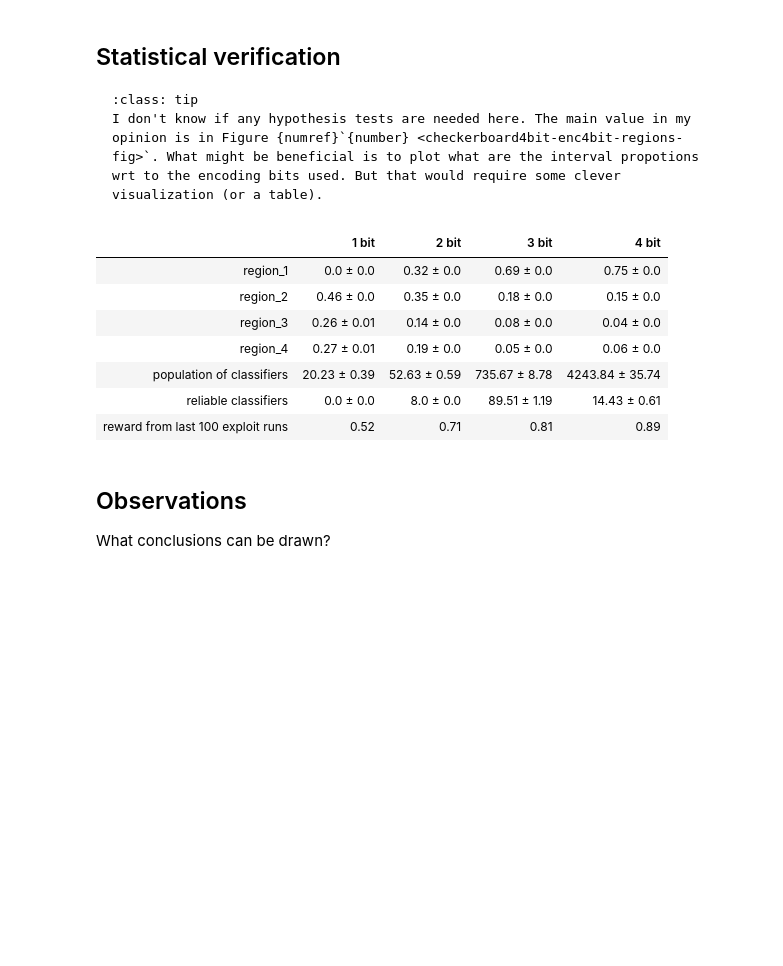
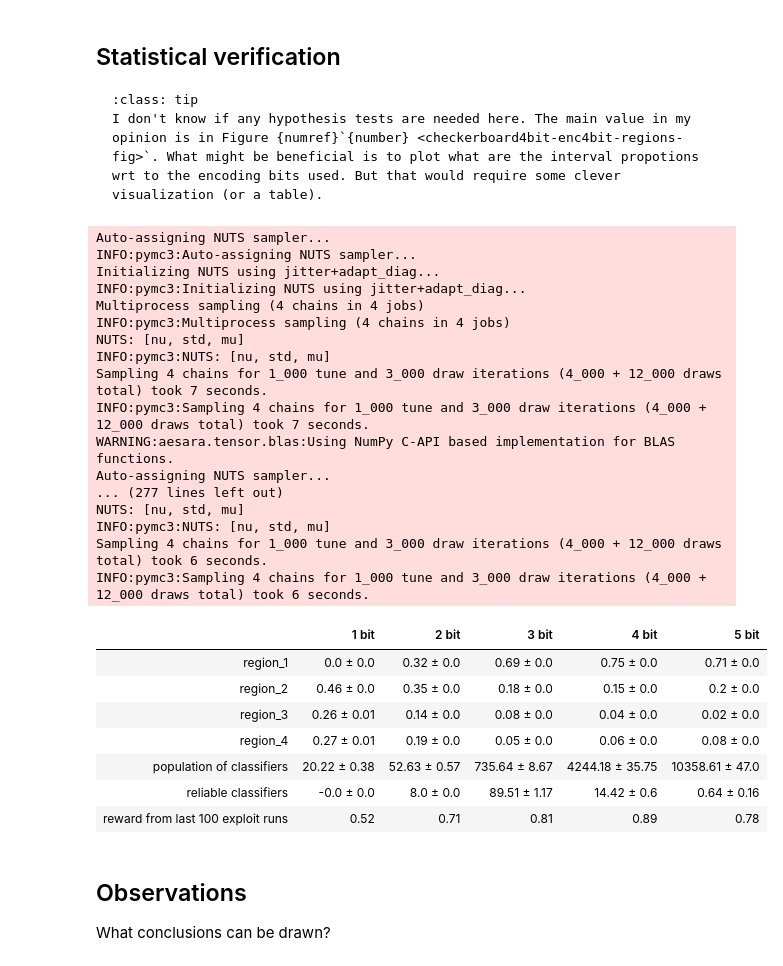
Before and after one commit to khozzy/phd, a Jupyter notebook: book/chapters/3_internalizing/32_experiment_2.ipynb, the cells around one changed output. Cells and saved outputs as stored; diff of their text form; code cells hidden in the pictures; blank space fills up the shorter version.

Commit message:
checkerboard 5 bit

```diff
--- a/book/chapters/3_internalizing/32_experiment_2.ipynb
+++ b/book/chapters/3_internalizing/32_experiment_2.ipynb
@@ -244,10 +244,15 @@ def run_checkerboard_3bit_encoding():
 def run_checkerboard_4bit_encoding():
     return single_experiment(checkboard_env_provider, encoder_bits=4, trials=TRIALS)
 
+@get_from_cache_or_run(cache_path=f'{cache_dir}/checkerboard_3x3/encoding_5bit.dill')
+@repeat(num_times=NUM_EXPERIMENTS, use_ray=USE_RAY)
+def run_checkerboard_5bit_encoding():
+    return single_experiment(checkboard_env_provider, encoder_bits=5, trials=TRIALS)
 
 # run computations
 checkerboard_encoding_1bit_runs = run_checkerboard_1bit_encoding()
 checkerboard_encoding_2bit_runs = run_checkerboard_2bit_encoding()
 checkerboard_encoding_3bit_runs = run_checkerboard_3bit_encoding()
 checkerboard_encoding_4bit_runs = run_checkerboard_4bit_encoding()
+checkerboard_encoding_5bit_runs = run_checkerboard_5bit_encoding()
 # %% [output]
@@ -329,42 +334,60 @@ def build_population_models(dfs: List[pd.DataFrame]):
 def build_reliable_models(dfs: List[pd.DataFrame]):
     return build_models(dfs, 'reliable')
 
 bayes_results_dfs = [
     pd.concat(checkerboard_encoding_1bit_runs),
     pd.concat(checkerboard_encoding_2bit_runs),
     pd.concat(checkerboard_encoding_3bit_runs),
     pd.concat(checkerboard_encoding_4bit_runs),
+    pd.concat(checkerboard_encoding_5bit_runs),
 ]
 
 region_1_models = build_region_1_models(bayes_results_dfs)
 region_2_models = build_region_2_models(bayes_results_dfs)
 region_3_models = build_region_3_models(bayes_results_dfs)
 region_4_models = build_region_4_models(bayes_results_dfs)
 population_models = build_population_models(bayes_results_dfs)
 reliable_models = build_reliable_models(bayes_results_dfs)
 avg_rewards = get_average_reward(bayes_results_dfs)
 
 bayes_table_data = [
     ['region_1'] + [f'{round(r[0].mean(), 2)} ± {round(r[0].std(), 2)}' for r in region_1_models],
     ['region_2'] + [f'{round(r[0].mean(), 2)} ± {round(r[0].std(), 2)}' for r in region_2_models],
     ['region_3'] + [f'{round(r[0].mean(), 2)} ± {round(r[0].std(), 2)}' for r in region_3_models],
     ['region_4'] + [f'{round(r[0].mean(), 2)} ± {round(r[0].std(), 2)}' for r in region_4_models],
     ['population of classifiers'] + [f'{round(r[0].mean(), 2)} ± {round(r[0].std(), 2)}' for r in population_models],
     ['reliable classifiers'] + [f'{round(r[0].mean(), 2)} ± {round(r[0].std(), 2)}' for r in reliable_models],
     ['reward from last 100 exploit runs'] + [f'{round(r, 2)}' for r in avg_rewards],
 ]
 
-table = tabulate(bayes_table_data, headers=['', '1 bit', '2 bit', '3 bit', '4 bit'], tablefmt="html", stralign='right')
+table = tabulate(bayes_table_data, headers=['', '1 bit', '2 bit', '3 bit', '4 bit', '5 bit'], tablefmt="html", stralign='right')
 display(HTML(table))
 # %% [output]
+Auto-assigning NUTS sampler...
+INFO:pymc3:Auto-assigning NUTS sampler...
+Initializing NUTS using jitter+adapt_diag...
+INFO:pymc3:Initializing NUTS using jitter+adapt_diag...
+Multiprocess sampling (4 chains in 4 jobs)
+INFO:pymc3:Multiprocess sampling (4 chains in 4 jobs)
+NUTS: [nu, std, mu]
+INFO:pymc3:NUTS: [nu, std, mu]
+Sampling 4 chains for 1_000 tune and 3_000 draw iterations (4_000 + 12_000 draws total) took 7 seconds.
+INFO:pymc3:Sampling 4 chains for 1_000 tune and 3_000 draw iterations (4_000 + 12_000 draws total) took 7 seconds.
+WARNING:aesara.tensor.blas:Using NumPy C-API based implementation for BLAS functions.
+Auto-assigning NUTS sampler...
+... (277 lines left out)
+NUTS: [nu, std, mu]
+INFO:pymc3:NUTS: [nu, std, mu]
+Sampling 4 chains for 1_000 tune and 3_000 draw iterations (4_000 + 12_000 draws total) took 6 seconds.
+INFO:pymc3:Sampling 4 chains for 1_000 tune and 3_000 draw iterations (4_000 + 12_000 draws total) took 6 seconds.
-|  | 1 bit | 2 bit | 3 bit | 4 bit |
-| region_1 | 0.0 ± 0.0 | 0.32 ± 0.0 | 0.69 ± 0.0 | 0.75 ± 0.0 |
-| region_2 | 0.46 ± 0.0 | 0.35 ± 0.0 | 0.18 ± 0.0 | 0.15 ± 0.0 |
-| region_3 | 0.26 ± 0.01 | 0.14 ± 0.0 | 0.08 ± 0.0 | 0.04 ± 0.0 |
-| region_4 | 0.27 ± 0.01 | 0.19 ± 0.0 | 0.05 ± 0.0 | 0.06 ± 0.0 |
-| population of classifiers | 20.23 ± 0.39 | 52.63 ± 0.59 | 735.67 ± 8.78 | 4243.84 ± 35.74 |
-| reliable classifiers | 0.0 ± 0.0 | 8.0 ± 0.0 | 89.51 ± 1.19 | 14.43 ± 0.61 |
-| reward from last 100 exploit runs | 0.52 | 0.71 | 0.81 | 0.89 |
+|  | 1 bit | 2 bit | 3 bit | 4 bit | 5 bit |
+| region_1 | 0.0 ± 0.0 | 0.32 ± 0.0 | 0.69 ± 0.0 | 0.75 ± 0.0 | 0.71 ± 0.0 |
+| region_2 | 0.46 ± 0.0 | 0.35 ± 0.0 | 0.18 ± 0.0 | 0.15 ± 0.0 | 0.2 ± 0.0 |
+| region_3 | 0.26 ± 0.01 | 0.14 ± 0.0 | 0.08 ± 0.0 | 0.04 ± 0.0 | 0.02 ± 0.0 |
+| region_4 | 0.27 ± 0.01 | 0.19 ± 0.0 | 0.05 ± 0.0 | 0.06 ± 0.0 | 0.08 ± 0.0 |
+| population of classifiers | 20.22 ± 0.38 | 52.63 ± 0.57 | 735.64 ± 8.67 | 4244.18 ± 35.75 | 10358.61 ± 47.0 |
+| reliable classifiers | -0.0 ± 0.0 | 8.0 ± 0.0 | 89.51 ± 1.17 | 14.42 ± 0.6 | 0.64 ± 0.16 |
+| reward from last 100 exploit runs | 0.52 | 0.71 | 0.81 | 0.89 | 0.78 |
 # %% [markdown]
 ## Observations
 What conclusions can be drawn?
```
Also changed, not shown: parts of 1 cell of this notebook, 8 other files.
